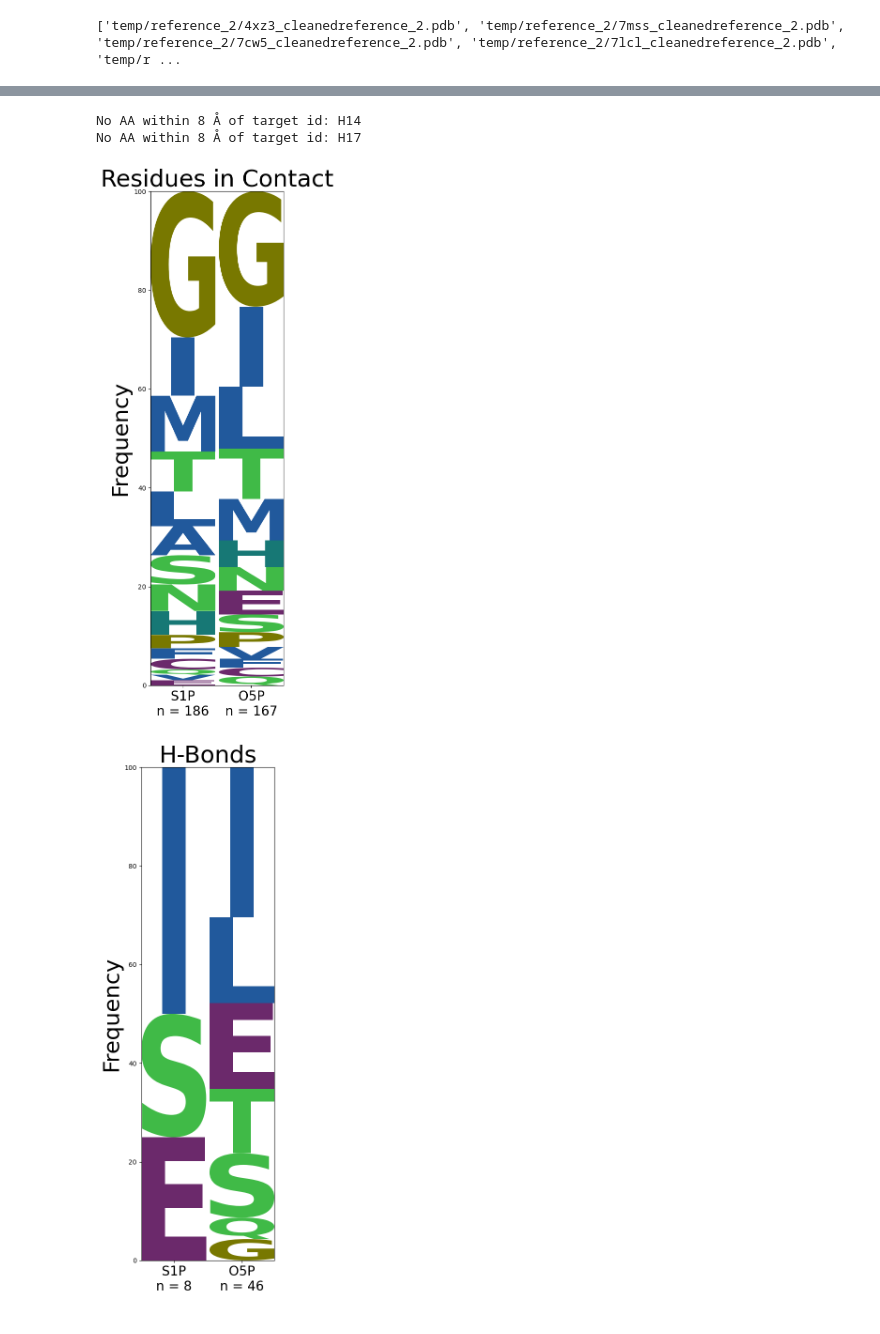
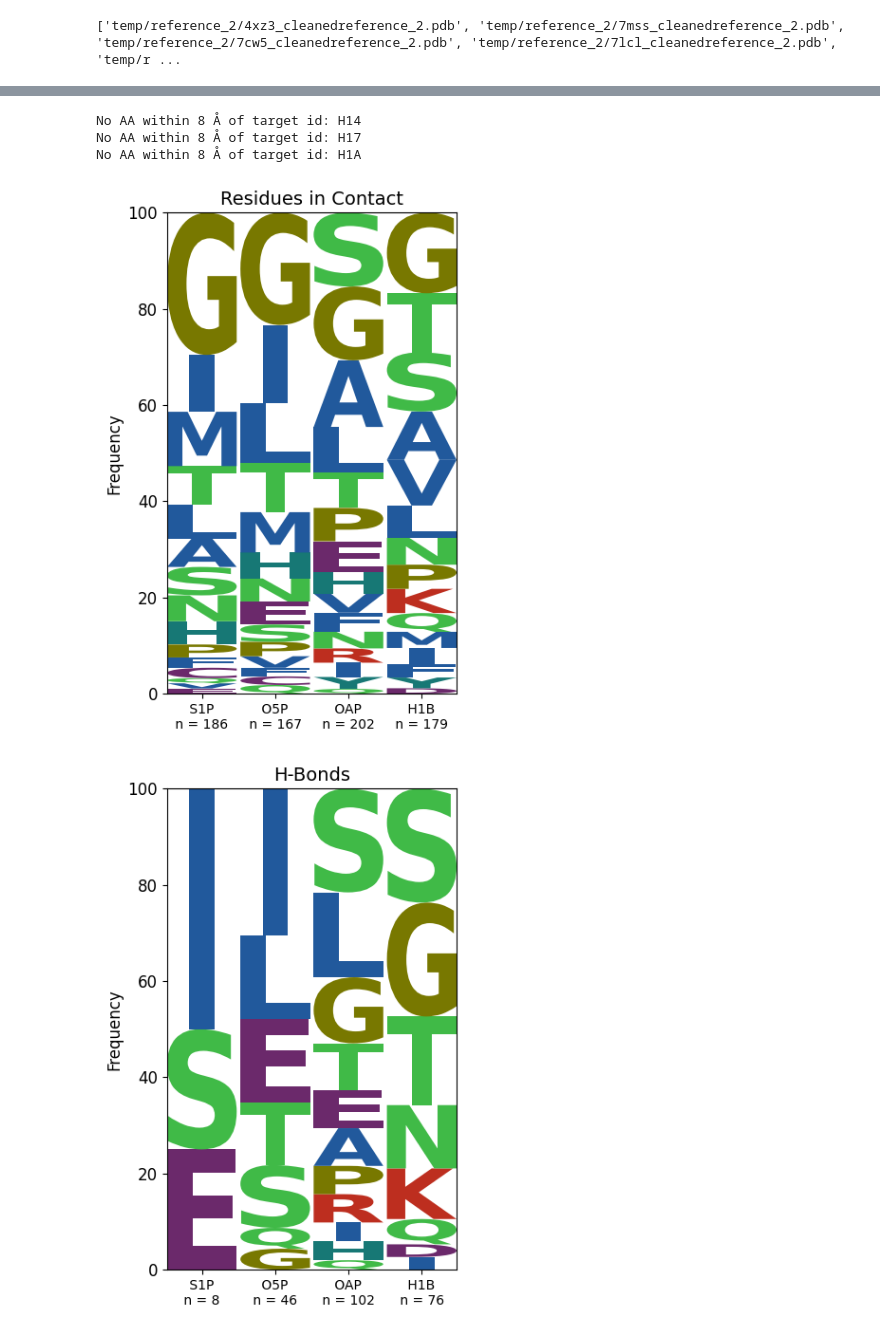
Before and after one commit to glasgowlab/MAGPIE, a Jupyter notebook: MAGPIE_COLAB.ipynb, the cells around one changed output, grey strips where cells are left out. Cells and saved outputs as stored; diff of their text form; code cells hidden in the pictures.

```diff
--- a/MAGPIE_COLAB.ipynb
+++ b/MAGPIE_COLAB.ipynb
@@ -127,7 +127,7 @@ min_samples = 15
 
 # @markdown Default is eps = 2.0, min_samples = 15
 
-eps = '5000' #@param {type:"string"}
+eps = '3' #@param {type:"string"}
 min_samples = '5' #@param {type:"string"}
 
 eps = float(eps)
@@ -228,19 +258,20 @@ Image(image_path, width=width, height=height)
 import helper_functions
 
 # @markdown If there are no residues within the given range, the next cell will not execute.
-sequence_logo_targets = "H14,H17,S1P,O5P"#@param {type:"string"}
+sequence_logo_targets = "H14,H17,S1P,O5P,OAP,H1B,H1A"#@param {type:"string"}
 # %%
 #@title #5.  Generate AA frequency graphs.
 # @markdown Select if you'd like to only see the combined AA frequency graph.
 from IPython.core.pylabtools import figsize
-figsize(14, 7)
+figsize(2, 6)
 combined = True #@param {type:"boolean" }
 plot_list = helper_functions.process_residues_to_graph(sequence_logo_targets,is_ligand)
 
 %matplotlib inline
-sequence_logo_main.sequence_logos(df_target,df_binder, plot_list, is_ligand,combined, distance)
+sequence_logos(df_target,df_binder, plot_list, is_ligand,combined, distance)
 # %% [output]
 No AA within 8 Å of target id: H14
 No AA within 8 Å of target id: H17
+No AA within 8 Å of target id: H1A
-[figure, old version]
+[figure, new version]
-[figure, old version]
+[figure, new version]
```
Also changed, not shown: parts of 4 cells of this notebook.
